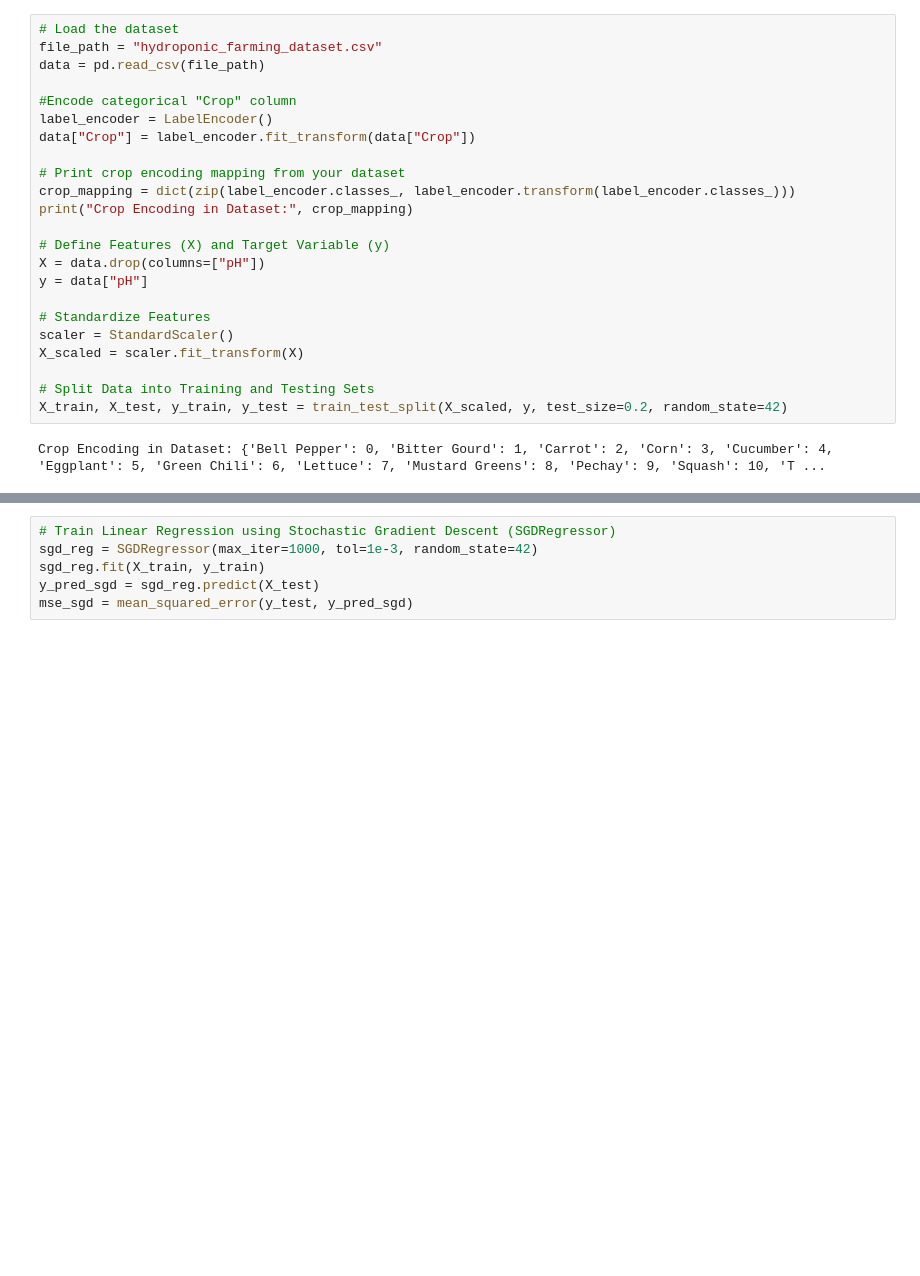
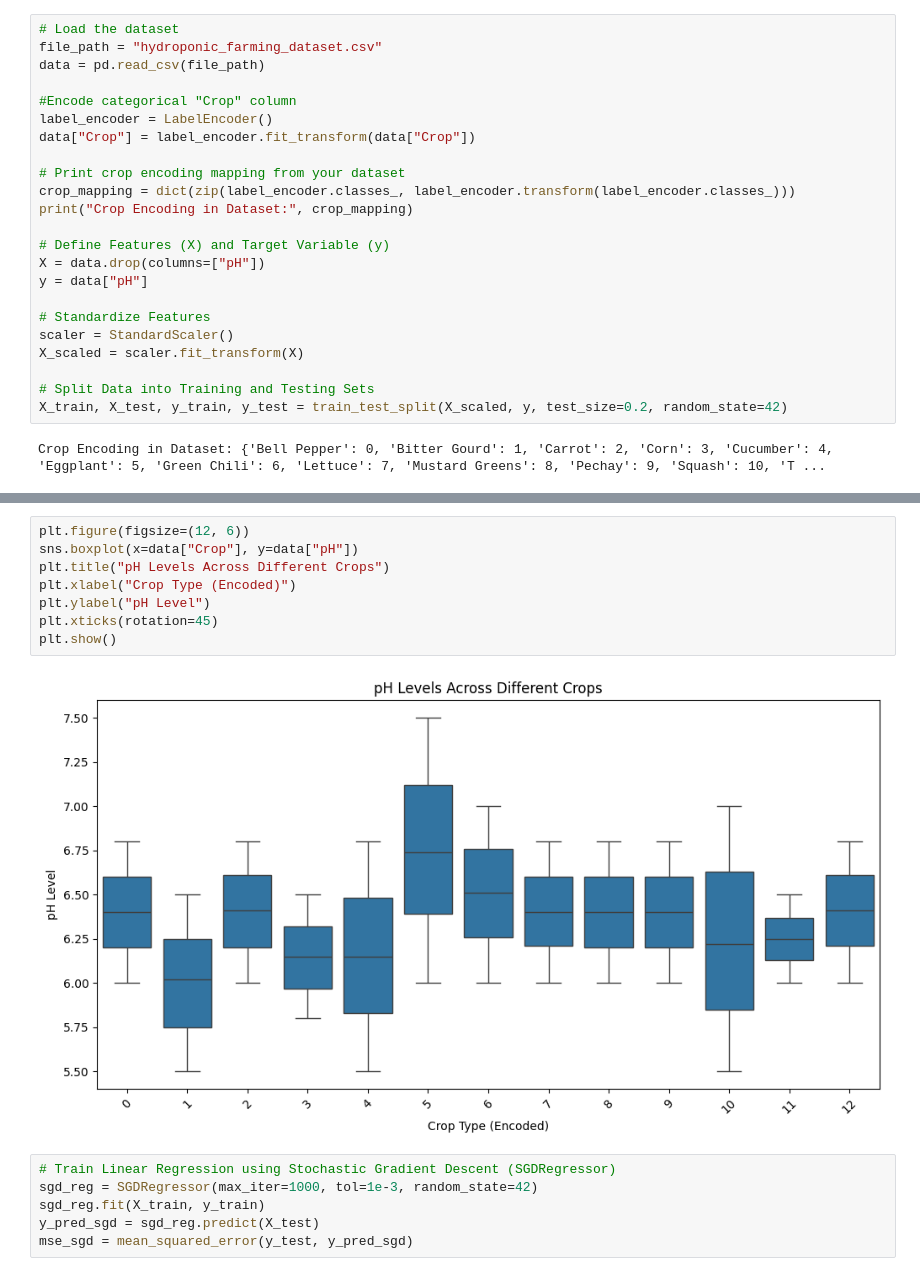
Before and after one commit to boris-ny/ALU_ML_Trial, a Jupyter notebook: linear_regression_and_API.ipynb, the cells around one changed output, grey strips where cells are left out. Saved outputs shown, nothing was run; the diff lists cells and outputs as text; blank space fills up the shorter version.

```diff
--- a/linear_regression_and_API.ipynb
+++ b/linear_regression_and_API.ipynb
@@ -36,3 +68,13 @@ Crop Encoding in Dataset: {'Bell Pepper': 0, 'Bitter Gourd': 1, 'Carrot': 2, 'Co
+# %%
+plt.figure(figsize=(12, 6))
+sns.boxplot(x=data["Crop"], y=data["pH"])
+plt.title("pH Levels Across Different Crops")
+plt.xlabel("Crop Type (Encoded)")
+plt.ylabel("pH Level")
+plt.xticks(rotation=45)
+plt.show()
+# %% [output]
+[figure, added]
 # %%
 # Train Linear Regression using Stochastic Gradient Descent (SGDRegressor)
 sgd_reg = SGDRegressor(max_iter=1000, tol=1e-3, random_state=42)
```
Also changed, not shown: parts of 7 cells of this notebook, 5 other files.
